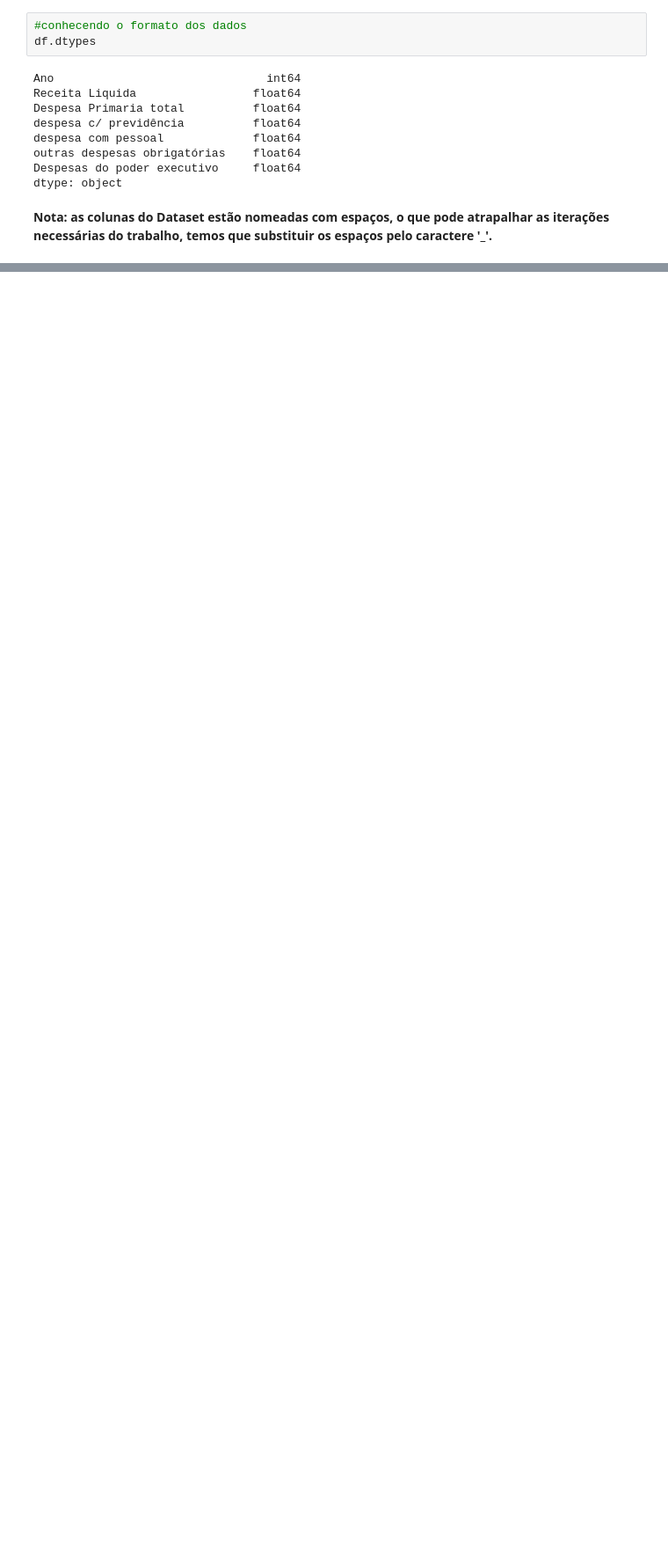
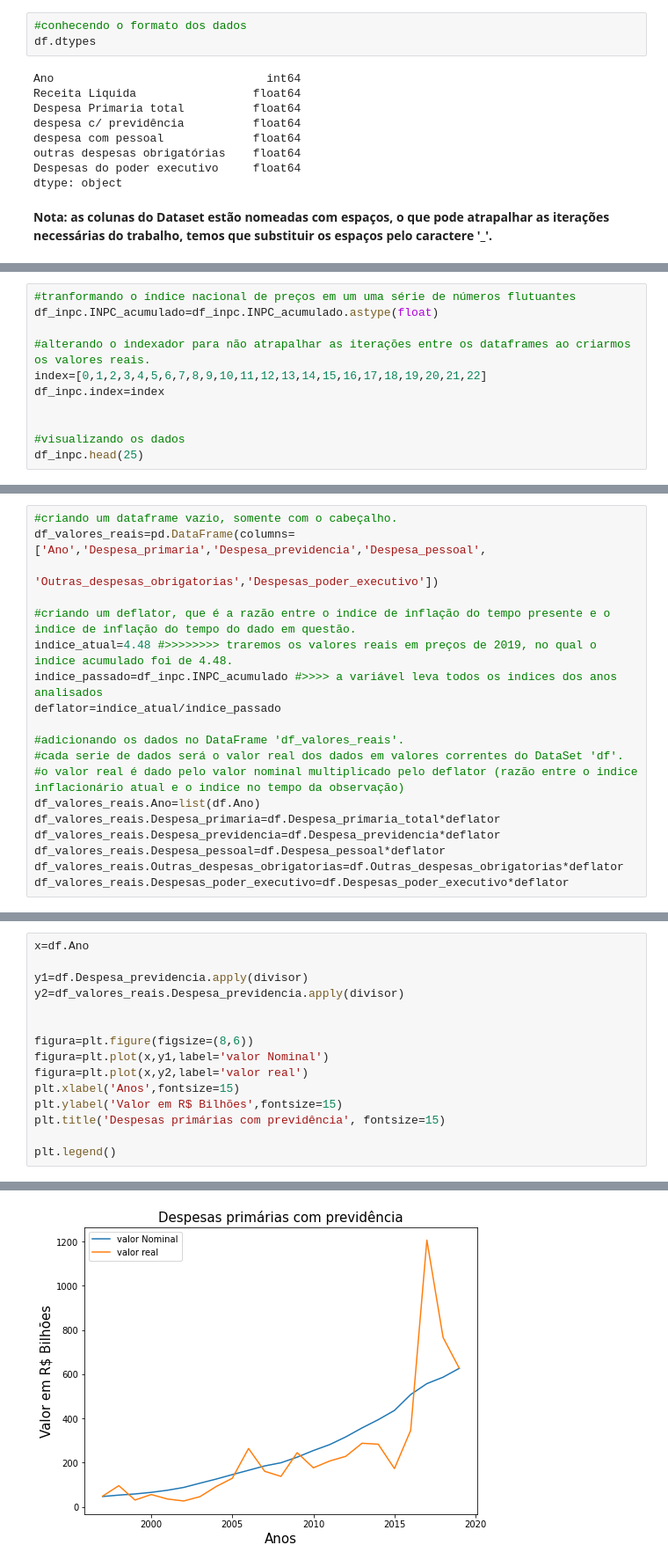
Before and after one commit to jp-data/template_portfolio, a Jupyter notebook: Previdência_social_brasileira.ipynb, the cells around one changed output, grey strips where cells are left out. Shown: that part at 88% size. Saved outputs shown, nothing was run; the diff lists cells and outputs as text; blank space fills up the shorter version.

```diff
--- a/Previdência_social_brasileira.ipynb
+++ b/Previdência_social_brasileira.ipynb
@@ -350,0 +257,11 @@ plt.legend()
+# %%
+#tranformando o índice nacional de preços em um uma série de números flutuantes
+df_inpc.INPC_acumulado=df_inpc.INPC_acumulado.astype(float)
+
+#alterando o indexador para não atrapalhar as iterações entre os dataframes ao criarmos os valores reais.
+index=[0,1,2,3,4,5,6,7,8,9,10,11,12,13,14,15,16,17,18,19,20,21,22]
+df_inpc.index=index
+
+
+#visualizando os dados
+df_inpc.head(25)
@@ -350,0 +290,19 @@ plt.legend()
+# %%
+#criando um dataframe vazio, somente com o cabeçalho.
+df_valores_reais=pd.DataFrame(columns=['Ano','Despesa_primaria','Despesa_previdencia','Despesa_pessoal',
+                                       'Outras_despesas_obrigatorias','Despesas_poder_executivo'])
+
+#criando um deflator, que é a razão entre o indice de inflação do tempo presente e o indice de inflação do tempo do dado em questão.
+indice_atual=4.48 #>>>>>>>> traremos os valores reais em preços de 2019, no qual o indice acumulado foi de 4.48.
+indice_passado=df_inpc.INPC_acumulado #>>>> a variável leva todos os indices dos anos analisados
+deflator=indice_atual/indice_passado
+
+#adicionando os dados no DataFrame 'df_valores_reais'.
+#cada serie de dados será o valor real dos dados em valores correntes do DataSet 'df'.
+#o valor real é dado pelo valor nominal multiplicado pelo deflator (razão entre o indice inflacionário atual e o indice no tempo da observação)
+df_valores_reais.Ano=list(df.Ano)
+df_valores_reais.Despesa_primaria=df.Despesa_primaria_total*deflator
+df_valores_reais.Despesa_previdencia=df.Despesa_previdencia*deflator
+df_valores_reais.Despesa_pessoal=df.Despesa_pessoal*deflator
+df_valores_reais.Outras_despesas_obrigatorias=df.Outras_despesas_obrigatorias*deflator
+df_valores_reais.Despesas_poder_executivo=df.Despesas_poder_executivo*deflator
@@ -350,0 +329,16 @@ plt.legend()
+# %%
+x=df.Ano
+
+y1=df.Despesa_previdencia.apply(divisor)
+y2=df_valores_reais.Despesa_previdencia.apply(divisor)
+
+
+figura=plt.figure(figsize=(8,6))
+figura=plt.plot(x,y1,label='valor Nominal')
+figura=plt.plot(x,y2,label='valor real')
+plt.xlabel('Anos',fontsize=15)
+plt.ylabel('Valor em R$ Bilhões',fontsize=15)
+plt.title('Despesas primárias com previdência', fontsize=15)
+
+plt.legend()
+# %% [output]
@@ -350,0 +346 @@ plt.legend()
+[figure, added]
```
Also changed, not shown: parts of 36 cells of this notebook.
